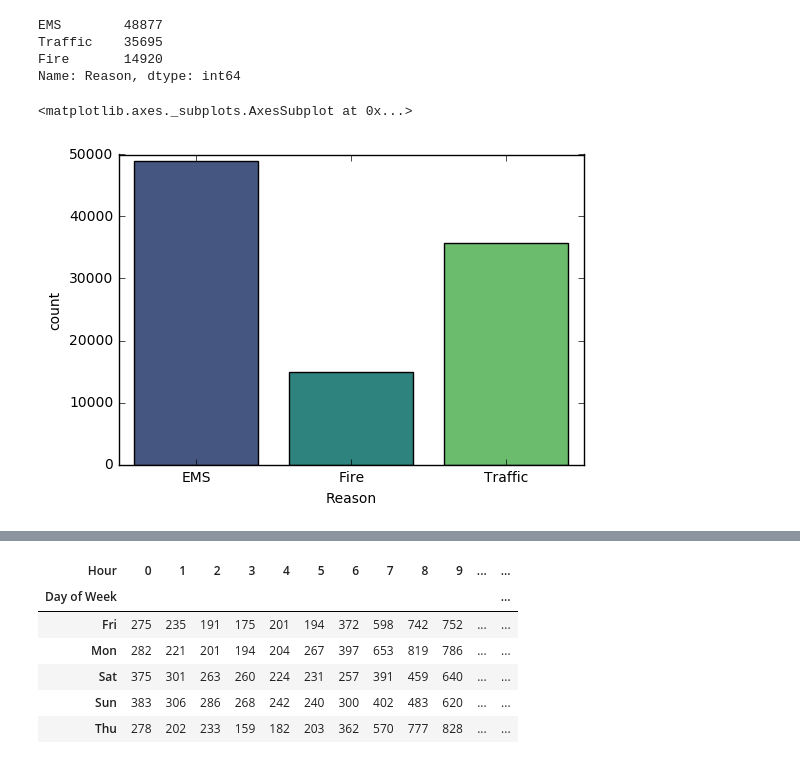
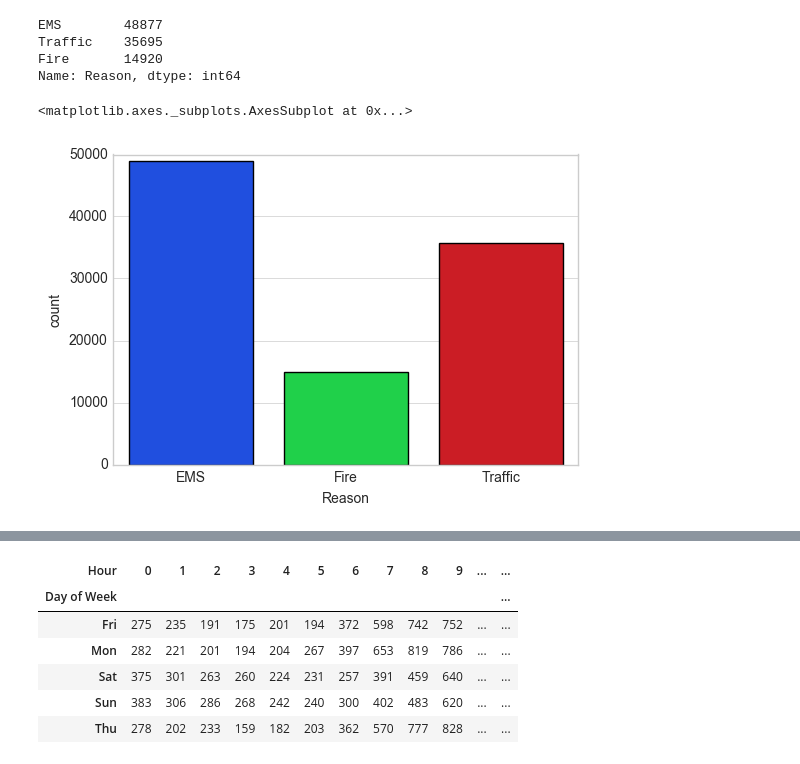
Before and after one commit to anushag24/mini, a Jupyter notebook: mini.ipynb, the cells around one changed output, grey strips where cells are left out. Drawn from its saved outputs; the diff is of its cells as text; code cells hidden in the pictures.

```diff
--- a/mini.ipynb
+++ b/mini.ipynb
@@ -1,6 +1,10 @@
 # %%
 import numpy as np
 import pandas as pd
+import seaborn as sns
+import matplotlib.pyplot as plt
+sns.set_style('whitegrid')
+%matplotlib inline
 # %%
 df=pd.read_csv('disastergov.csv')
 # %%
@@ -78,10 +94,10 @@ Fire       14920
 Name: Reason, dtype: int64
 # %%
 import seaborn as sns
-sns.countplot(x='Reason',data=df,palette='viridis')
+sns.countplot(x='Reason',data=df,palette='bright')
 # %% [output]
 <matplotlib.axes._subplots.AxesSubplot at 0x...>
-[figure, old version]
+[figure, new version]
 # %%
 df['timeStamp'].iloc[0]
 # %% [output]
```
Also changed, not shown: parts of 23 cells of this notebook.
